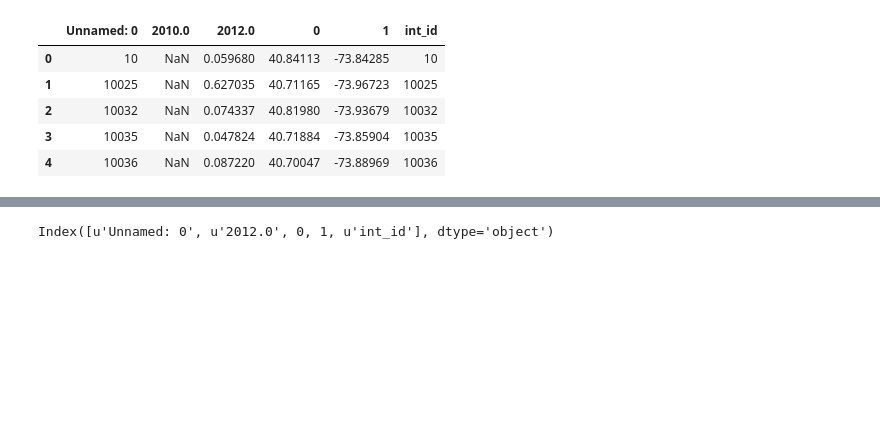
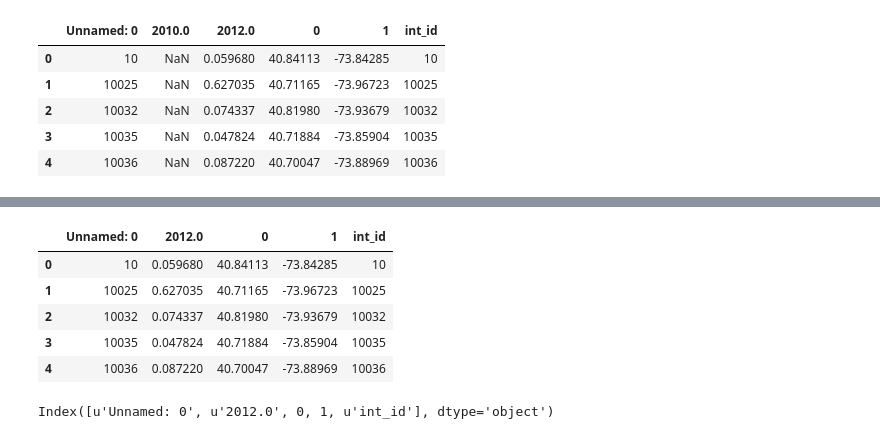
Before and after one commit to AmandaDoyle/BigDataTaxiFinalProject, a Jupyter notebook: filtering_by_both.ipynb, the cells around one changed output, grey strips where cells are left out. Cells and saved outputs as stored; diff of their text form; code cells hidden in the pictures; blank space fills up the shorter version.

```diff
--- a/filtering_by_both.ipynb
+++ b/filtering_by_both.ipynb
@@ -101,4 +101,5 @@ re_withints.head()
 | 4 | 10036 | NaN | 0.087220 | 40.70047 | -73.88969 | 10036 |
 # %%
 re_withints.columns
-re_withints.drop('2010.0', axis = 1)
+re_withints = re_withints.drop('2010.0', axis = 1)
+re_withints.to_csv('re_withints.csv')
@@ -124,3 +106,12 @@ re_withints.drop('2010.0', axis = 1)
+# %%
+re_withints.head()
+# %% [output]
+|  | Unnamed: 0 | 2012.0 | 0 | 1 | int_id |
+| 0 | 10 | 0.059680 | 40.84113 | -73.84285 | 10 |
+| 1 | 10025 | 0.627035 | 40.71165 | -73.96723 | 10025 |
+| 2 | 10032 | 0.074337 | 40.81980 | -73.93679 | 10032 |
+| 3 | 10035 | 0.047824 | 40.71884 | -73.85904 | 10035 |
+| 4 | 10036 | 0.087220 | 40.70047 | -73.88969 | 10036 |
 # %%
 change_ints = list(with_int.index)
 # len(set(change_ints).intersection(test1))
```
Also changed, not shown: parts of 8 cells of this notebook.
